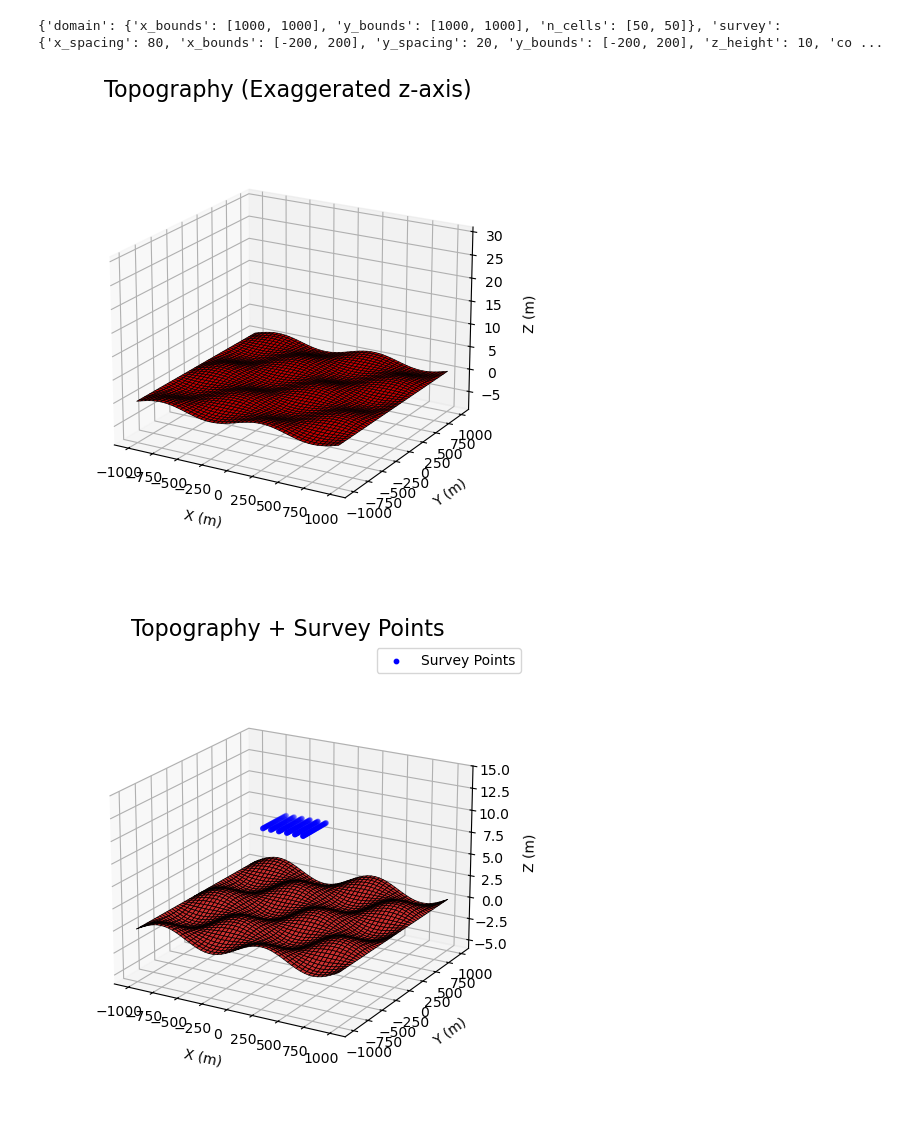
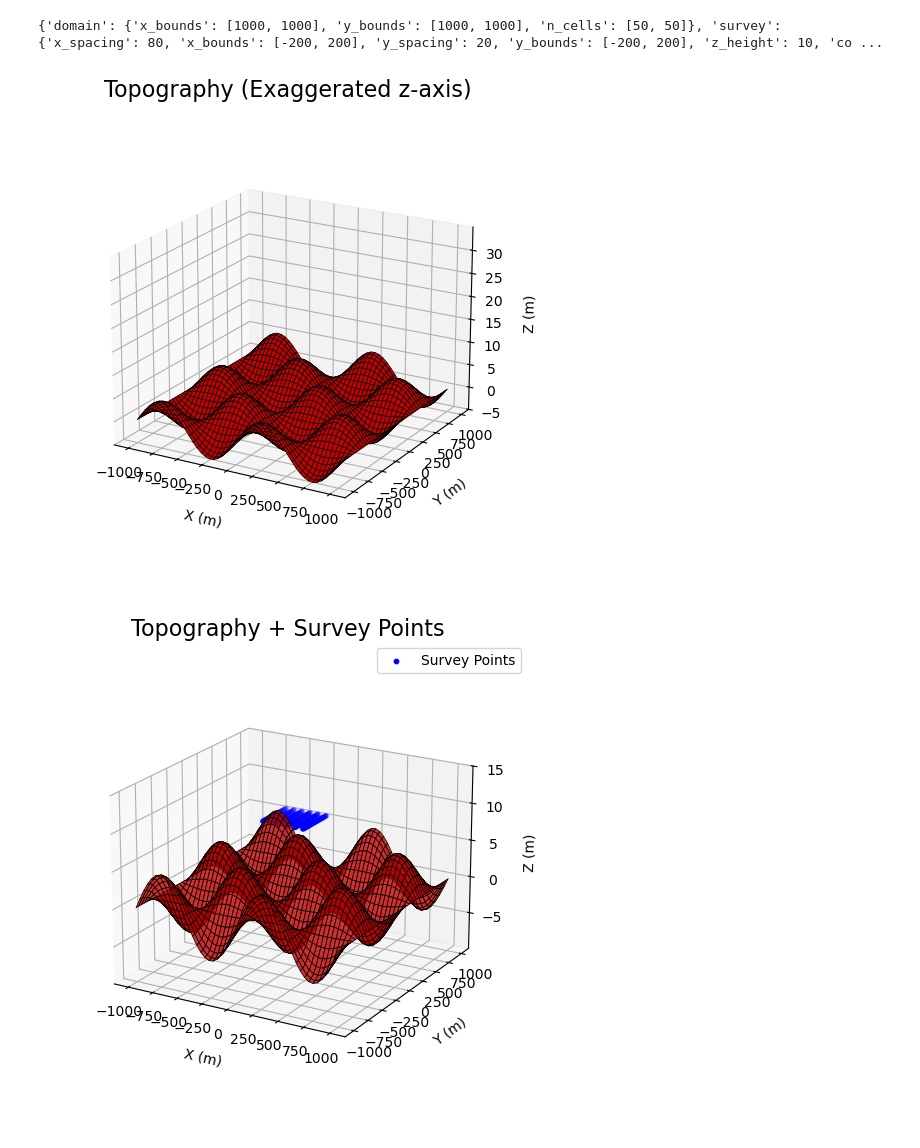
Before and after one commit to ian-ha/eosc454-project, a Jupyter notebook: visualizations.ipynb, the cells around one changed output. Drawn from its saved outputs; the diff is of its cells as text; code cells hidden in the pictures.

```diff
--- a/visualizations.ipynb
+++ b/visualizations.ipynb
@@ -1,32 +1,36 @@
 # %%
 from forward_simulation import ForwardSimulation
 from matplotlib import pyplot as plt
 import numpy as np
 import matplotlib as mpl
+from discretize.utils import mkvc
+from simpeg.utils import plot2Ddata
 from simpeg import maps
+from simpeg.potential_fields import magnetics
 
 def z_func(x, y):
-    return np.sin(2 * np.pi * x / 1000) * np.cos(2 * np.pi * y / 1000)
+    return 5*np.sin(2 * np.pi * x / 1000) * np.cos(2 * np.pi * y / 1000)
 
 simulation = ForwardSimulation(
     "forward_model_params.yml",
-    z_func=z_func
+    z_func=z_func,
+    randomize_model=True,
 )
 
 
 fig = plt.figure(figsize=(6, 6))
 ax = fig.add_axes([0.1, 0.1, 0.8, 0.8], projection="3d")
 ax.set_zlim([simulation.z_topo.max() -10, simulation.z_topo.max()+30])
 ax.plot_surface(simulation.x_topo, simulation.y_topo, simulation.z_topo, color="r", edgecolor="k", linewidth=0.5)
 ax.set_box_aspect(aspect=None, zoom=0.85)
 ax.set_xlabel("X (m)", labelpad=10)
 ax.set_ylabel("Y (m)", labelpad=10)
 ax.set_zlabel("Z (m)", labelpad=10)
 ax.set_title("Topography (Exaggerated z-axis)", fontsize=16, pad=-20)
 ax.view_init(elev=20.0)
 # %% [output]
 {'domain': {'x_bounds': [1000, 1000], 'y_bounds': [1000, 1000], 'n_cells': [50, 50]}, 'survey': {'x_spacing': 80, 'x_bounds': [-200, 200], 'y_spacing': 20, 'y_bounds': [-200, 200], 'z_height': 10, 'co ...
-[figure, old version]
+[figure, new version]
 # %%
 # Visualize survey points on a fresh figure so this cell always renders output
 fig2 = plt.figure(figsize=(6, 6))
@@ -56,7 +60,7 @@ ax2.view_init(elev=20.0)
 ax2.legend(loc="upper right")
 plt.show()
 # %% [output]
-[figure, old version]
+[figure, new version]
 # %%
 fig = plt.figure(figsize=(8, 3.5))
 ax1 = fig.add_axes([0.1, 0.12, 0.73, 0.78])
```
Also changed, not shown: parts of 2 cells of this notebook, 1 other file.
